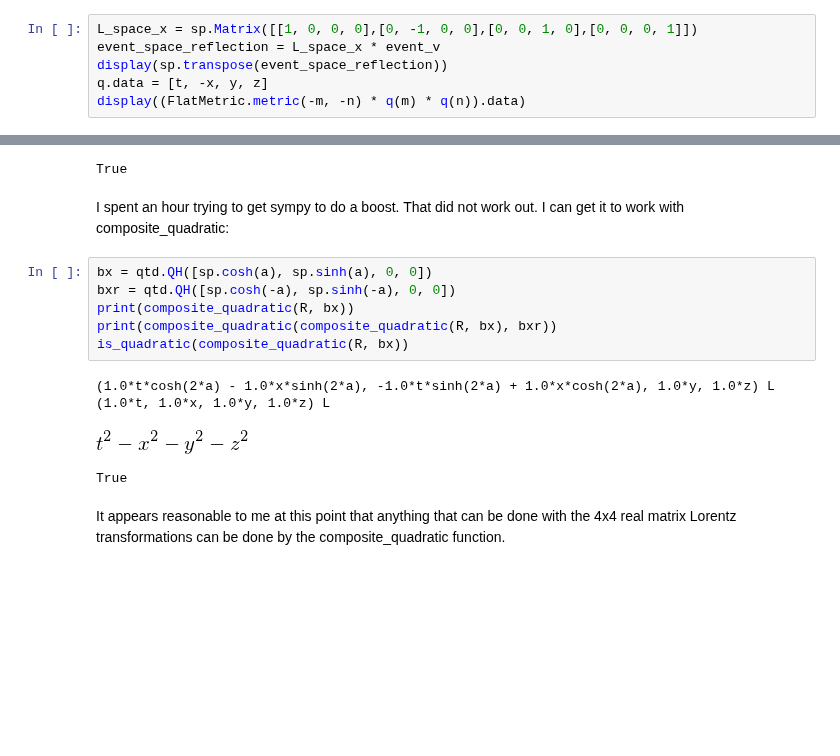
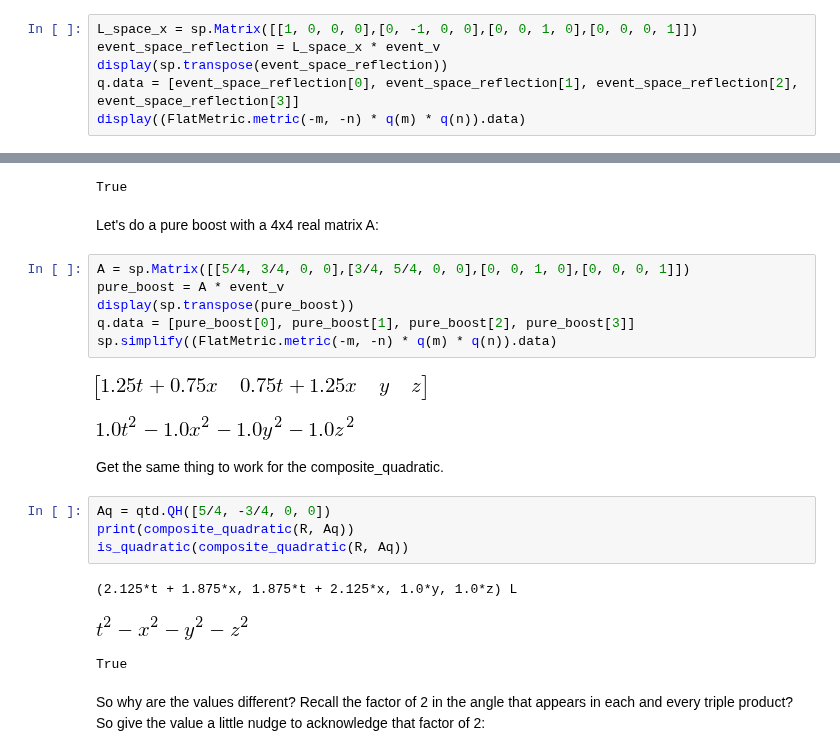
Before and after one commit to dougsweetser/ipq, a Jupyter notebook: q_notebook/triple_products_and_distance.ipynb, the cells around one changed output, grey strips where cells are left out. Saved outputs shown, nothing was run; the diff lists cells and outputs as text; blank space fills up the shorter version.

Commit message:
Added more examples of rotations and boosts from comments by Purple Penguin on YouTube.

```diff
--- a/q_notebook/triple_products_and_distance.ipynb
+++ b/q_notebook/triple_products_and_distance.ipynb
@@ -507,7 +507,7 @@ Another simple case for the 4x4 representation is a spatial reflection:
 L_space_x = sp.Matrix([[1, 0, 0, 0],[0, -1, 0, 0],[0, 0, 1, 0],[0, 0, 0, 1]])
 event_space_reflection = L_space_x * event_v
 display(sp.transpose(event_space_reflection))
-q.data = [t, -x, y, z]
+q.data = [event_space_reflection[0], event_space_reflection[1], event_space_reflection[2], event_space_reflection[3]]
 display((FlatMetric.metric(-m, -n) * q(m) * q(n)).data)
 # %% [output]
 [figure]
@@ -529,18 +529,26 @@ is_quadratic(composite_quadratic(R, Qi, conj1=True))
 (t, x, y, z) L
 [figure]
 True
-# %% [markdown]
-I spent an hour trying to get sympy to do a boost. That did not work out. I can get it to work with composite_quadratic:
-# %%
-bx = qtd.QH([sp.cosh(a), sp.sinh(a), 0, 0])
-bxr = qtd.QH([sp.cosh(-a), sp.sinh(-a), 0, 0])
-print(composite_quadratic(R, bx))
-print(composite_quadratic(composite_quadratic(R, bx), bxr))
-is_quadratic(composite_quadratic(R, bx))
-# %% [output]
-(1.0*t*cosh(2*a) - 1.0*x*sinh(2*a), -1.0*t*sinh(2*a) + 1.0*x*cosh(2*a), 1.0*y, 1.0*z) L
-(1.0*t, 1.0*x, 1.0*y, 1.0*z) L
-[figure, removed]
-True
-# %% [markdown]
-It appears reasonable to me at this point that anything that can be done with the 4x4 real matrix Lorentz transformations can be done by the composite_quadratic function.
+# %% [markdown]
+Let's do a pure boost with a 4x4 real matrix A:
+# %%
+A = sp.Matrix([[5/4, 3/4, 0, 0],[3/4, 5/4, 0, 0],[0, 0, 1, 0],[0, 0, 0, 1]])
+pure_boost = A * event_v
+display(sp.transpose(pure_boost))
+q.data = [pure_boost[0], pure_boost[1], pure_boost[2], pure_boost[3]]
+sp.simplify((FlatMetric.metric(-m, -n) * q(m) * q(n)).data)
+# %% [output]
+[figure, added]
+[figure, added]
+# %% [markdown]
+Get the same thing to work for the composite_quadratic.
+# %%
+Aq = qtd.QH([5/4, -3/4, 0, 0])
+print(composite_quadratic(R, Aq))
+is_quadratic(composite_quadratic(R, Aq))
+# %% [output]
+(2.125*t + 1.875*x, 1.875*t + 2.125*x, 1.0*y, 1.0*z) L
+[figure, added]
+True
+# %% [markdown]
+So why are the values different? Recall the factor of 2 in the angle that appears in each and every triple product? So give the value a little nudge to acknowledge that factor of 2:
```
Also changed, not shown: parts of 13 cells of this notebook, 2 other files.
